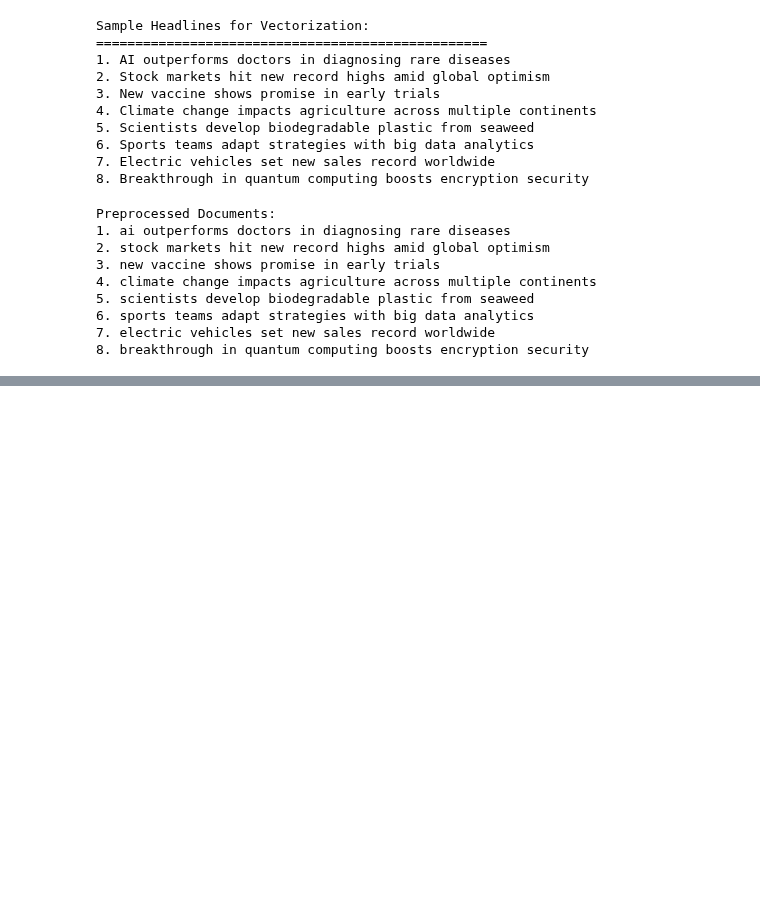
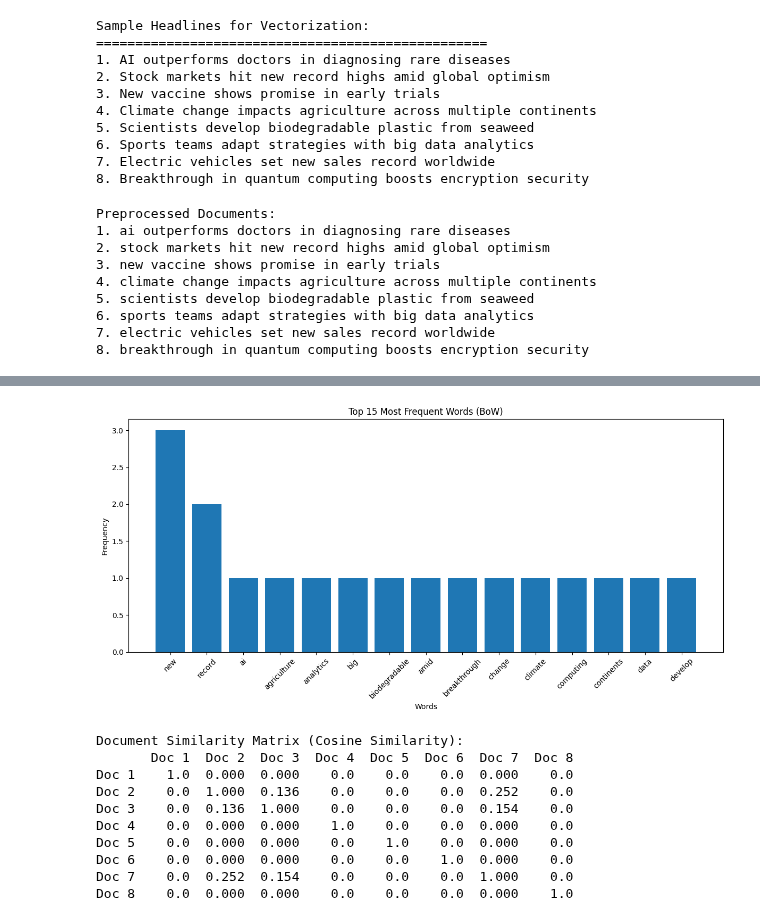
Before and after one commit to appliedcode/mthree-c422, a Jupyter notebook: Exercises/day-8/Vectorization/03_vectorization_news_headlines.ipynb, the cells around one changed output, grey strips where cells are left out. Saved outputs shown, nothing was run; the diff lists cells and outputs as text; code cells hidden in the pictures; blank space fills up the shorter version.

Commit message:
Added Bag-of-Words (BoW) representation

```diff
--- a/Exercises/day-8/Vectorization/03_vectorization_news_headlines.ipynb
+++ b/Exercises/day-8/Vectorization/03_vectorization_news_headlines.ipynb
@@ -106,3 +106,68 @@ Preprocessed Documents:
 6. sports teams adapt strategies with big data analytics
 7. electric vehicles set new sales record worldwide
 8. breakthrough in quantum computing boosts encryption security
+# %%
+# Bag-of-Words with scikit-learn CountVectorizer
+
+# Initialize CountVectorizer
+vectorizer = CountVectorizer(
+    lowercase=True,          # Convert to lowercase
+    stop_words='english',    # Remove common English stop words
+    max_features=50,        # Limit vocabulary size
+    ngram_range=(1, 1)       # Use single words (unigrams)
+)
+
+# Fit and transform documents
+bow_matrix = vectorizer.fit_transform(processed_headlines)
+feature_names = vectorizer.get_feature_names_out()
+
+print("BAG-OF-WORDS ANALYSIS")
+print("=" * 50)
+print(f"Vocabulary size: {len(feature_names)}")
+print(f"Matrix shape: {bow_matrix.shape}")
+print(f"Matrix density: {bow_matrix.nnz / (bow_matrix.shape[0] * bow_matrix.shape[1]):.3f}")
+
+# Convert to dense array for visualization
+bow_dense = bow_matrix.toarray()
+
+# Create DataFrame for better visualization
+bow_df = pd.DataFrame(bow_dense, columns=feature_names)
+bow_df.index = [f"Doc {i+1}" for i in range(len(headlines))]
+
+print(f"\nFirst 10 features:")
+print(bow_df.iloc[:, :10])
+
+# Analyze vocabulary
+print(f"\nVocabulary (first 20 words):")
+print(list(feature_names[:20]))
+
+# Word frequency analysis
+word_freq = bow_matrix.sum(axis=0).A1  # Sum across documents
+word_freq_df = pd.DataFrame({
+    'word': feature_names,
+    'frequency': word_freq
+}).sort_values('frequency', ascending=False)
+
+print(f"\nTop 15 most frequent words:")
+print(word_freq_df.head(15))
+
+# Visualize word frequencies
+plt.figure(figsize=(12, 6))
+top_words = word_freq_df.head(15)
+plt.bar(top_words['word'], top_words['frequency'])
+plt.title('Top 15 Most Frequent Words (BoW)')
+plt.xlabel('Words')
+plt.ylabel('Frequency')
+plt.xticks(rotation=45)
+plt.tight_layout()
+plt.show()
+
+# Document similarity using BoW
+similarity_matrix = cosine_similarity(bow_matrix)
+similarity_df = pd.DataFrame(similarity_matrix,
+                           index=[f"Doc {i+1}" for i in range(len(headlines))],
+                           columns=[f"Doc {i+1}" for i in range(len(headlines))])
+
+print(f"\nDocument Similarity Matrix (Cosine Similarity):")
+print(similarity_df.round(3))
+# %% [output]
@@ -108,0 +191,11 @@ Preprocessed Documents:
+[figure, added]
+Document Similarity Matrix (Cosine Similarity):
+       Doc 1  Doc 2  Doc 3  Doc 4  Doc 5  Doc 6  Doc 7  Doc 8
+Doc 1    1.0  0.000  0.000    0.0    0.0    0.0  0.000    0.0
+Doc 2    0.0  1.000  0.136    0.0    0.0    0.0  0.252    0.0
+Doc 3    0.0  0.136  1.000    0.0    0.0    0.0  0.154    0.0
+Doc 4    0.0  0.000  0.000    1.0    0.0    0.0  0.000    0.0
+Doc 5    0.0  0.000  0.000    0.0    1.0    0.0  0.000    0.0
+Doc 6    0.0  0.000  0.000    0.0    0.0    1.0  0.000    0.0
+Doc 7    0.0  0.252  0.154    0.0    0.0    0.0  1.000    0.0
+Doc 8    0.0  0.000  0.000    0.0    0.0    0.0  0.000    1.0
```
Also changed, not shown: parts of 1 cell of this notebook.
